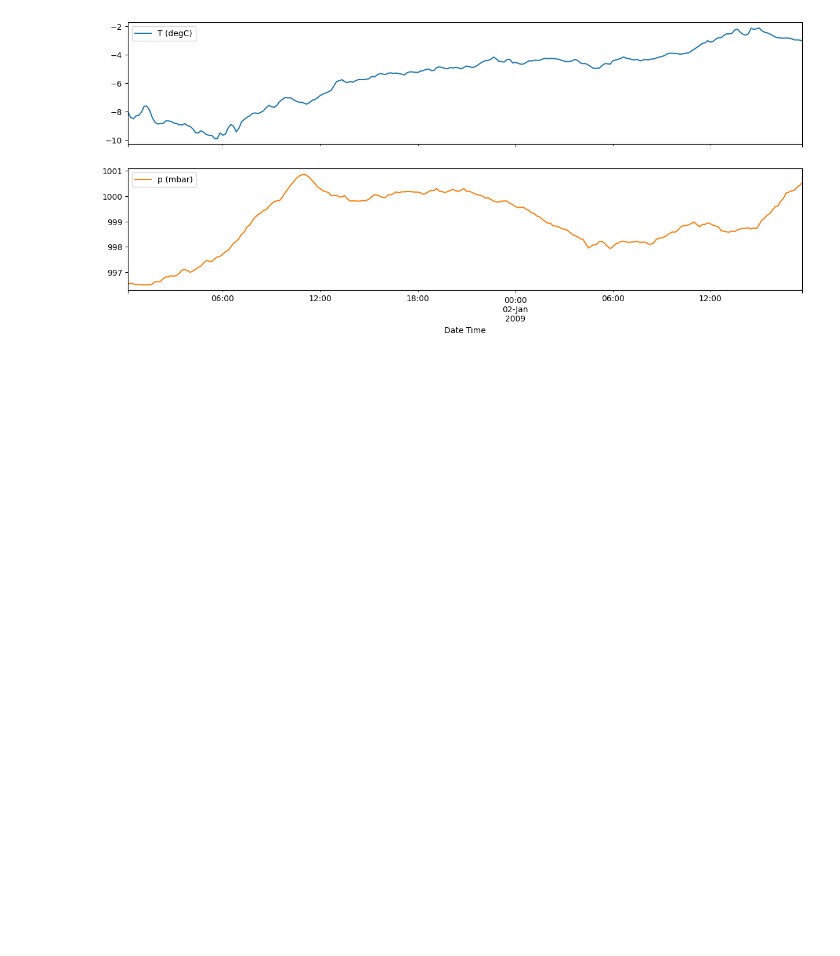
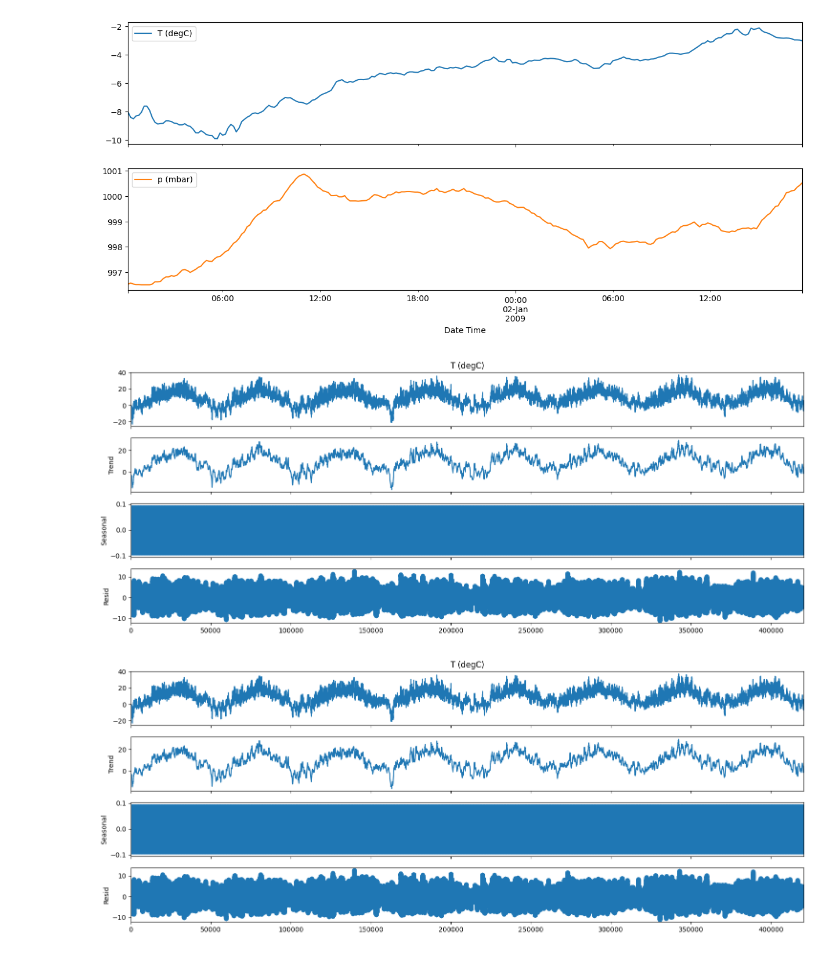
Before and after one commit to Ind-saurabh-kumar/Data_Science_Course, a Jupyter notebook: Deep_Learning_with_tensorflow/_time_series_tf.ipynb, the cells around one changed output. Saved outputs shown, nothing was run; the diff lists cells and outputs as text; code cells hidden in the pictures; blank space fills up the shorter version.

Commit message:
plot

```diff
--- a/Deep_Learning_with_tensorflow/_time_series_tf.ipynb
+++ b/Deep_Learning_with_tensorflow/_time_series_tf.ipynb
@@ -164,3 +164,12 @@ plot_features.plot(subplots=True)
 array([<Axes: xlabel='Date Time'>, <Axes: xlabel='Date Time'>],
       dtype=object)
 [figure]
+# %%
+# lets decompose the data into trend, seasonality and noisy
+# we will use the seasonal_decomplse function from statsmodels library
+
+decompose = seasonal_decompose(df['T (degC)'], model='additive', period=365)
+decompose.plot()
+# %% [output]
+[figure, added]
+[figure, added]
```
